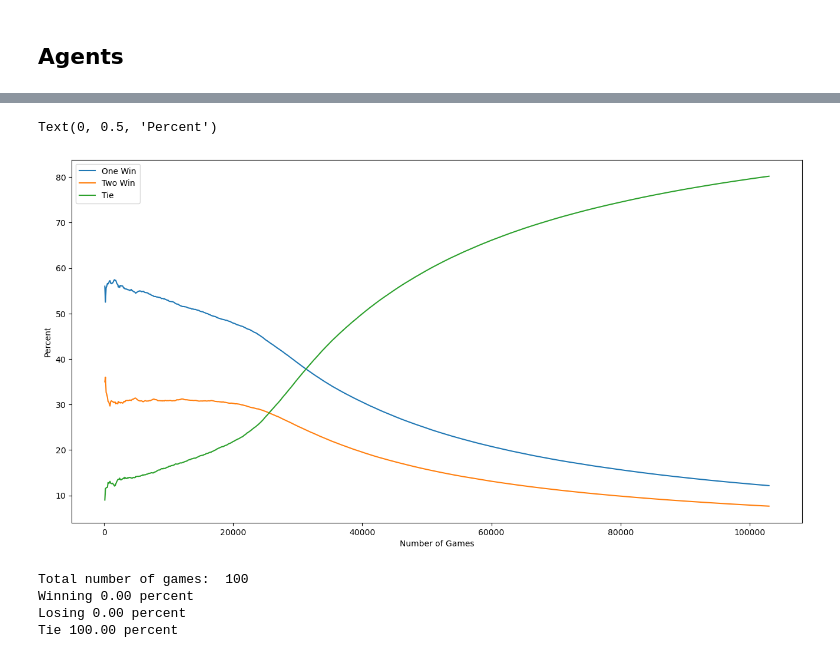
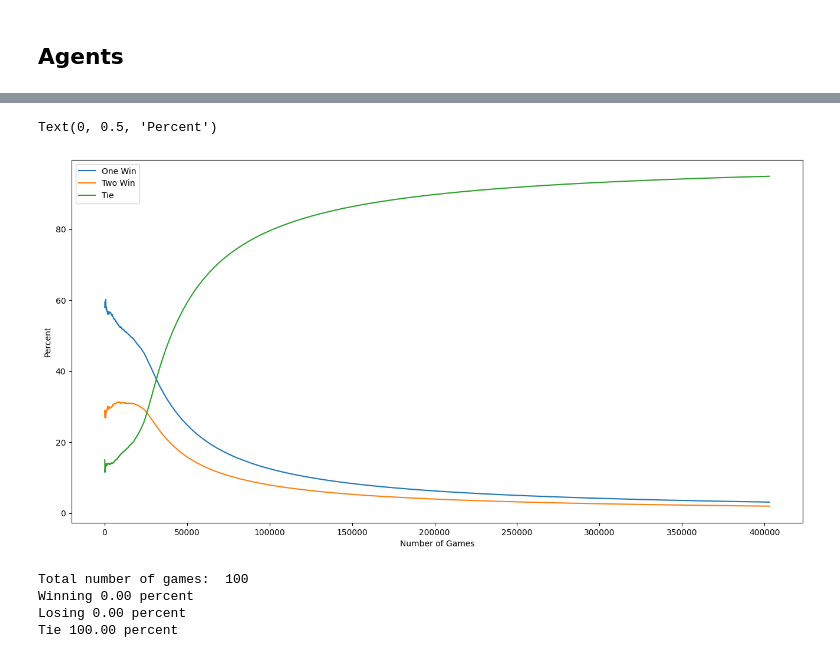
Before and after one commit to bblais/AI-and-Robotics-Fall-2024-Class-Notebooks, a Jupyter notebook: Sprint #2 - Learning and Robots /2024-09-24 - TTT Skittles v Skittles.ipynb, the cells around one changed output, grey strips where cells are left out. Cells and saved outputs as stored; diff of their text form; code cells hidden in the pictures.

```diff
--- a/Sprint #2 - Learning and Robots /2024-09-24 - TTT Skittles v Skittles.ipynb
+++ b/Sprint #2 - Learning and Robots /2024-09-24 - TTT Skittles v Skittles.ipynb
@@ -324,26 +324,26 @@ Text(0, 0.5, 'Percent')
 # %%
-for i in tqdm(range(1000)):
+for i in tqdm(range(4000)):
     g=Game(number_of_games=100)
     g.display=False
 
     result=g.run(agent1,agent2)
     one,two,ties,N=one+result.count(1),two+result.count(2),ties+result.count(0),N+len(result)
 
     S+=one/N*100,two/N*100,ties/N*100,N
 
 y1,y2,y0,x=S.arrays()
 
 
 figure(figsize=(16,8))
 plot(x,y1,label='One Win')
 plot(x,y2,label='Two Win')
 plot(x,y0,label='Tie')
 legend()
 xlabel('Number of Games')
 ylabel('Percent')
 # %% [output]
 Text(0, 0.5, 'Percent')
-[figure, old version]
+[figure, new version]
 # %%
 SaveTable(skittles_agent1.S,'ttt skittles1.json')
 SaveTable(skittles_agent2.S,'ttt skittles2.json')
```
Also changed, not shown: parts of 2 cells of this notebook, 7 other files.
